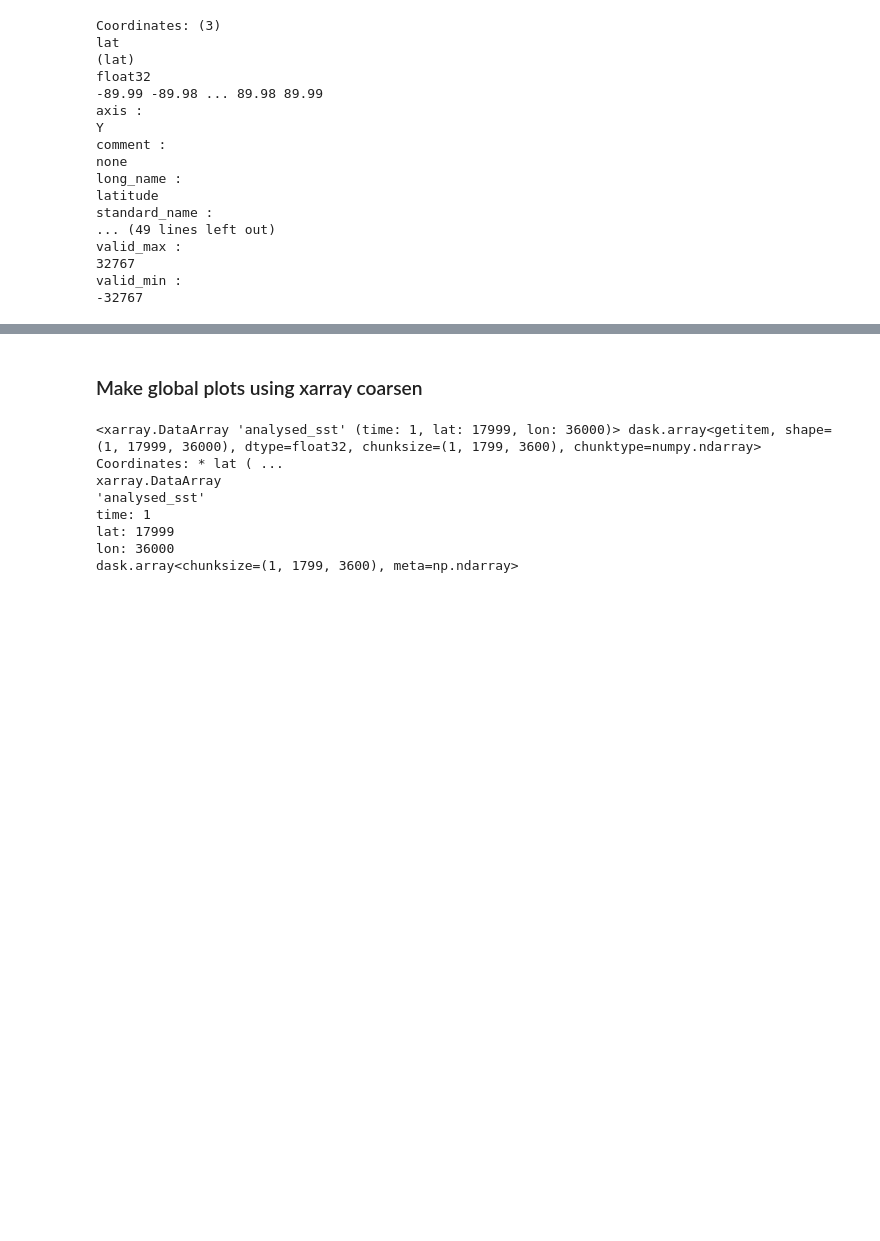
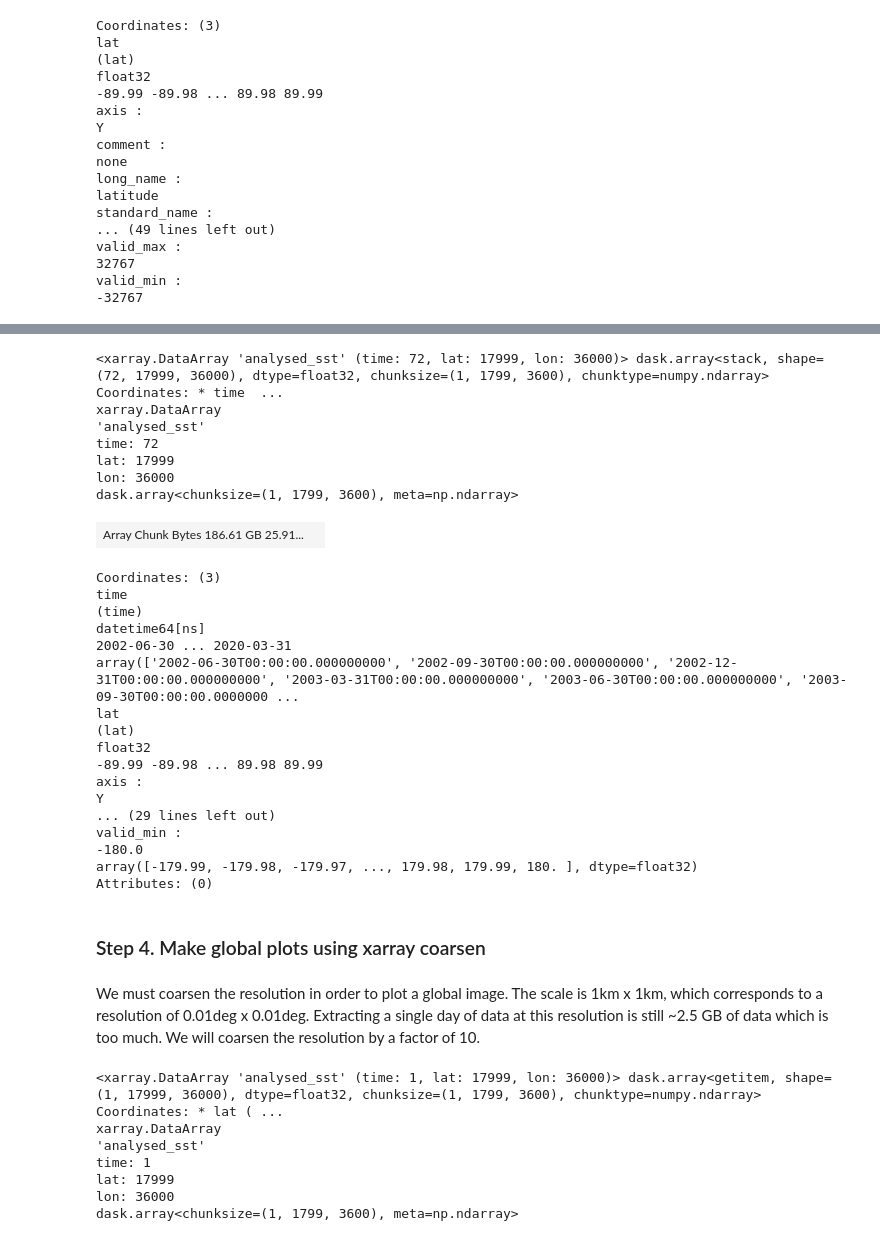
Before and after one commit to MackenzieBlanusa/MARN5895_RC_Final, a Jupyter notebook: MUR_SST_demo.ipynb, the cells around one changed output, grey strips where cells are left out. Saved outputs shown, nothing was run; the diff lists cells and outputs as text; code cells hidden in the pictures; blank space fills up the shorter version.

```diff
--- a/MUR_SST_demo.ipynb
+++ b/MUR_SST_demo.ipynb
@@ -206,2 +218,32 @@ Wall time: 14.7 s
 sst_seasonal = sst_monthly.resample(time='3M').mean()
+# %%
+# The data is now averaged over every three months
+# Months 06,09,12,03 are the seasons JJA,SON,DJF,MAM
+sst_seasonal
+# %% [output]
+<xarray.DataArray 'analysed_sst' (time: 72, lat: 17999, lon: 36000)> dask.array<stack, shape=(72, 17999, 36000), dtype=float32, chunksize=(1, 1799, 3600), chunktype=numpy.ndarray> Coordinates: * time  ...
+xarray.DataArray
+'analysed_sst'
+time: 72
+lat: 17999
+lon: 36000
+dask.array<chunksize=(1, 1799, 3600), meta=np.ndarray>
+| Array Chunk Bytes 186.61 GB 25.91... |  |
+Coordinates: (3)
+time
+(time)
+datetime64[ns]
+2002-06-30 ... 2020-03-31
+array(['2002-06-30T00:00:00.000000000', '2002-09-30T00:00:00.000000000', '2002-12-31T00:00:00.000000000', '2003-03-31T00:00:00.000000000', '2003-06-30T00:00:00.000000000', '2003-09-30T00:00:00.0000000 ...
+lat
+(lat)
+float32
+-89.99 -89.98 ... 89.98 89.99
+axis :
+Y
+... (29 lines left out)
+valid_min :
+-180.0
+array([-179.99, -179.98, -179.97, ..., 179.98, 179.99, 180. ], dtype=float32)
+Attributes: (0)
 # %%
@@ -229,5 +272,7 @@ for season in seasons:
     exec(season+ '_clima = '+season+'.mean(dim="time")')
     exec(season+ '_anom = '+season + '-' + season + '_clima')
 # %% [markdown]
-### Make global plots using xarray coarsen
+### Step 4. Make global plots using xarray coarsen
+# %% [markdown]
+We must coarsen the resolution in order to plot a global image. The scale is 1km x 1km, which corresponds to a resolution of 0.01deg x 0.01deg. Extracting a single day of data at this resolution is still ~2.5 GB of data which is too much. We will coarsen the resolution by a factor of 10.
 # %%
```
Also changed, not shown: parts of 55 cells of this notebook.
